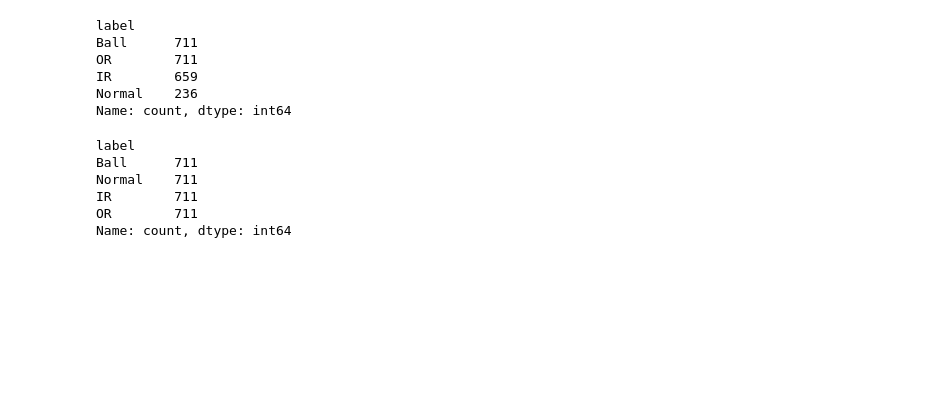
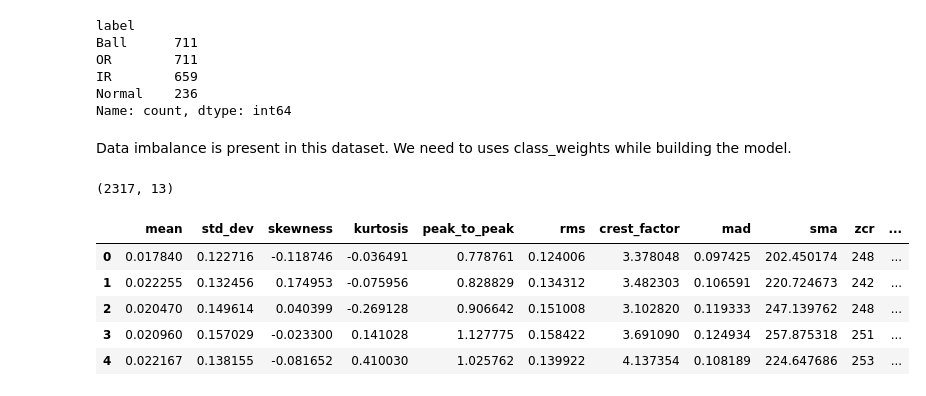
Before and after one commit to sarin58/CWRU_bearing_fault_prediction, a Jupyter notebook: CWRU Bearing data random forest.ipynb, the cells around one changed output. Drawn from its saved outputs; the diff is of its cells as text; code cells hidden in the pictures; blank space fills up the shorter version.

```diff
--- a/CWRU Bearing data random forest.ipynb
+++ b/CWRU Bearing data random forest.ipynb
@@ -28,12 +44,18 @@ data = pd.concat([data_b,data_h,data_ir,data_or],axis=0,ignore_index=True)
-# %%
-data.label.value_counts()
-# %% [output]
-label
-Ball      711
-Normal    711
-IR        711
-OR        711
-Name: count, dtype: int64
+# %% [markdown]
+Data imbalance is present in this dataset. We need to uses class_weights while building the model.
+# %%
+data.shape
+# %% [output]
+(2317, 13)
+# %%
+data.head()
+# %% [output]
+|  | mean | std_dev | skewness | kurtosis | peak_to_peak | rms | crest_factor | mad | sma | zcr | ... |
+| 0 | 0.017840 | 0.122716 | -0.118746 | -0.036491 | 0.778761 | 0.124006 | 3.378048 | 0.097425 | 202.450174 | 248 | ... |
+| 1 | 0.022255 | 0.132456 | 0.174953 | -0.075956 | 0.828829 | 0.134312 | 3.482303 | 0.106591 | 220.724673 | 242 | ... |
+| 2 | 0.020470 | 0.149614 | 0.040399 | -0.269128 | 0.906642 | 0.151008 | 3.102820 | 0.119333 | 247.139762 | 248 | ... |
+| 3 | 0.020960 | 0.157029 | -0.023300 | 0.141028 | 1.127775 | 0.158422 | 3.691090 | 0.124934 | 257.875318 | 251 | ... |
+| 4 | 0.022167 | 0.138155 | -0.081652 | 0.410030 | 1.025762 | 0.139922 | 4.137354 | 0.108189 | 224.647686 | 253 | ... |
 # %%
 X = data.drop(["label"],axis=1)
 Y = data["label"]
```
Also changed, not shown: parts of 25 cells of this notebook.
